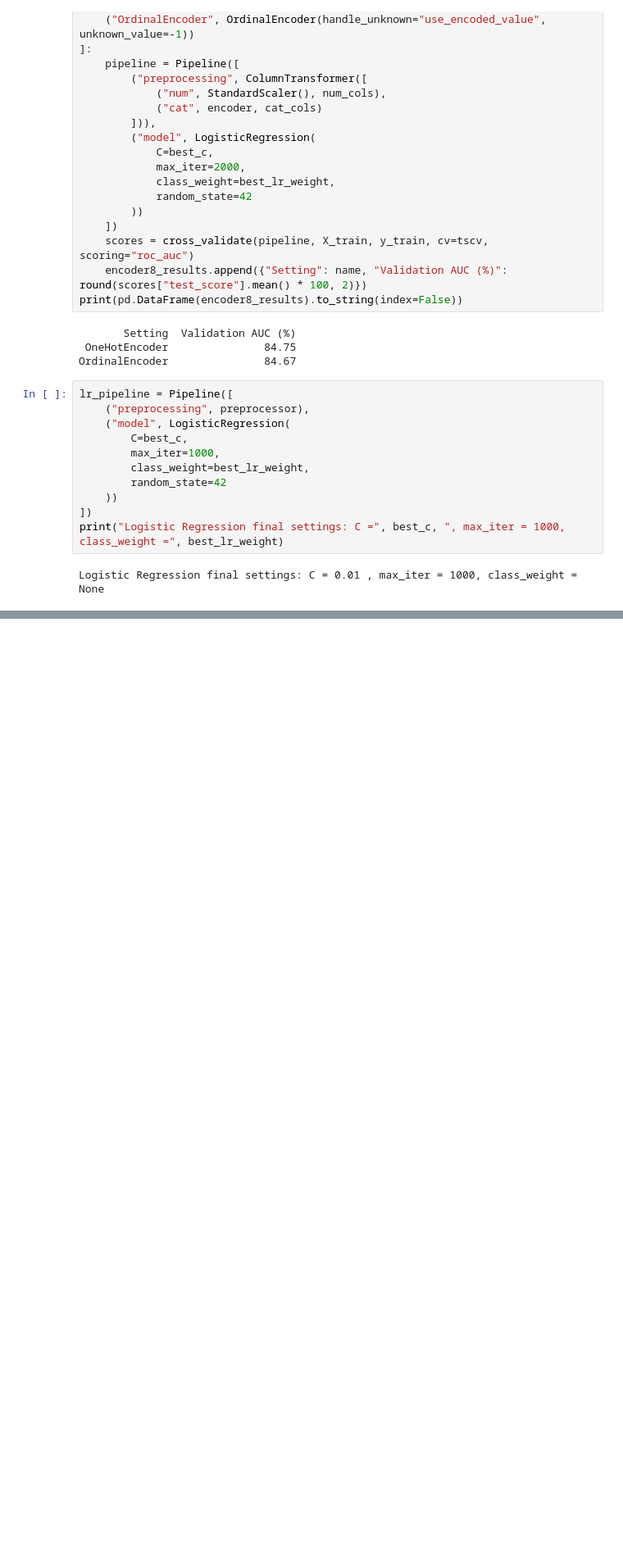
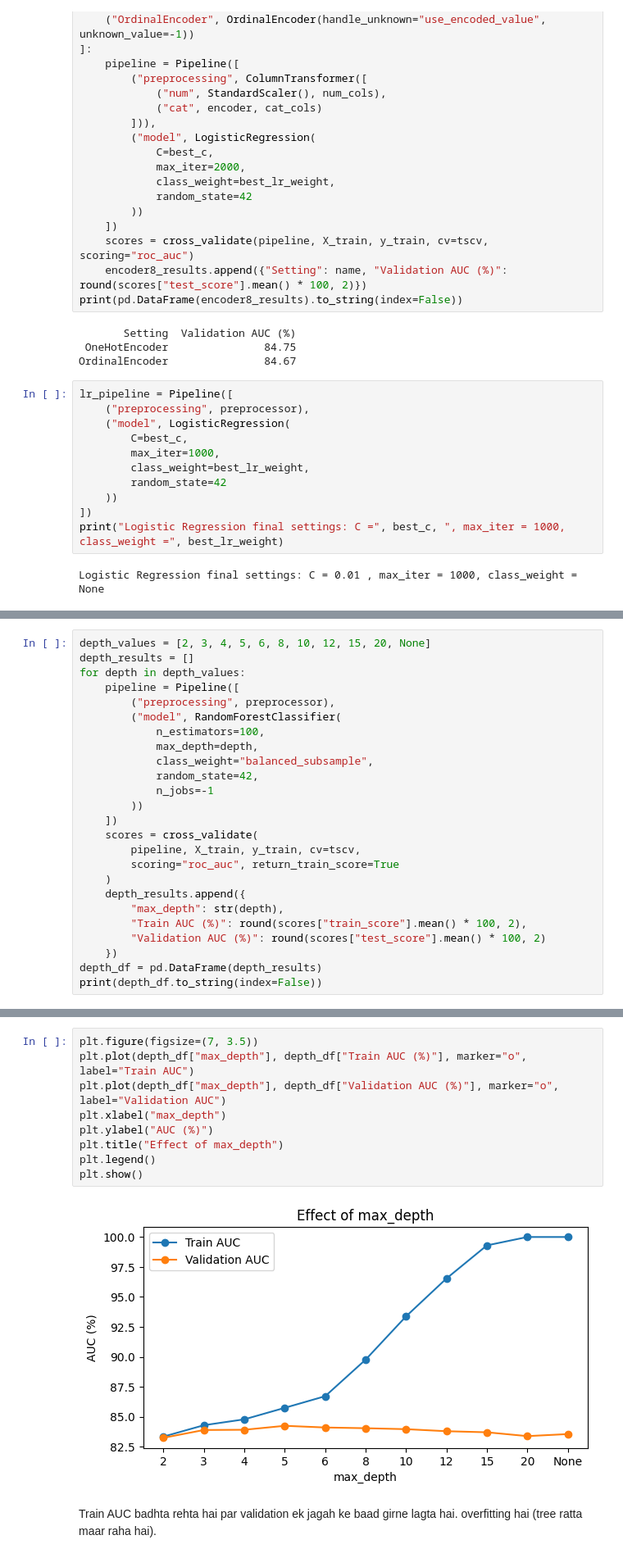
Before and after one commit to imsomya22092005-bot/Mindora, a Jupyter notebook: personalized_suggestion/personalized_coping_recommendation_model.ipynb, the cells around one changed output, grey strips where cells are left out. Shown at 82% size. Saved outputs shown, nothing was run; the diff lists cells and outputs as text; blank space fills up the shorter version.

Commit message:
random forest settings

```diff
--- a/personalized_suggestion/personalized_coping_recommendation_model.ipynb
+++ b/personalized_suggestion/personalized_coping_recommendation_model.ipynb
@@ -1046,0 +1049,25 @@ Logistic Regression final settings: C = 0.01 , max_iter = 1000, class_weight = N
+# %%
+depth_values = [2, 3, 4, 5, 6, 8, 10, 12, 15, 20, None]
+depth_results = []
+for depth in depth_values:
+    pipeline = Pipeline([
+        ("preprocessing", preprocessor),
+        ("model", RandomForestClassifier(
+            n_estimators=100,
+            max_depth=depth,
+            class_weight="balanced_subsample",
+            random_state=42,
+            n_jobs=-1
+        ))
+    ])
+    scores = cross_validate(
+        pipeline, X_train, y_train, cv=tscv,
+        scoring="roc_auc", return_train_score=True
+    )
+    depth_results.append({
+        "max_depth": str(depth),
+        "Train AUC (%)": round(scores["train_score"].mean() * 100, 2),
+        "Validation AUC (%)": round(scores["test_score"].mean() * 100, 2)
+    })
+depth_df = pd.DataFrame(depth_results)
+print(depth_df.to_string(index=False))
@@ -1046,0 +1087,13 @@ Logistic Regression final settings: C = 0.01 , max_iter = 1000, class_weight = N
+# %%
+plt.figure(figsize=(7, 3.5))
+plt.plot(depth_df["max_depth"], depth_df["Train AUC (%)"], marker="o", label="Train AUC")
+plt.plot(depth_df["max_depth"], depth_df["Validation AUC (%)"], marker="o", label="Validation AUC")
+plt.xlabel("max_depth")
+plt.ylabel("AUC (%)")
+plt.title("Effect of max_depth")
+plt.legend()
+plt.show()
+# %% [output]
+[figure, added]
+# %% [markdown]
+Train AUC badhta rehta hai par validation ek jagah ke baad girne lagta hai. overfitting hai (tree ratta maar raha hai).
```
Also changed, not shown: parts of 35 cells of this notebook.
